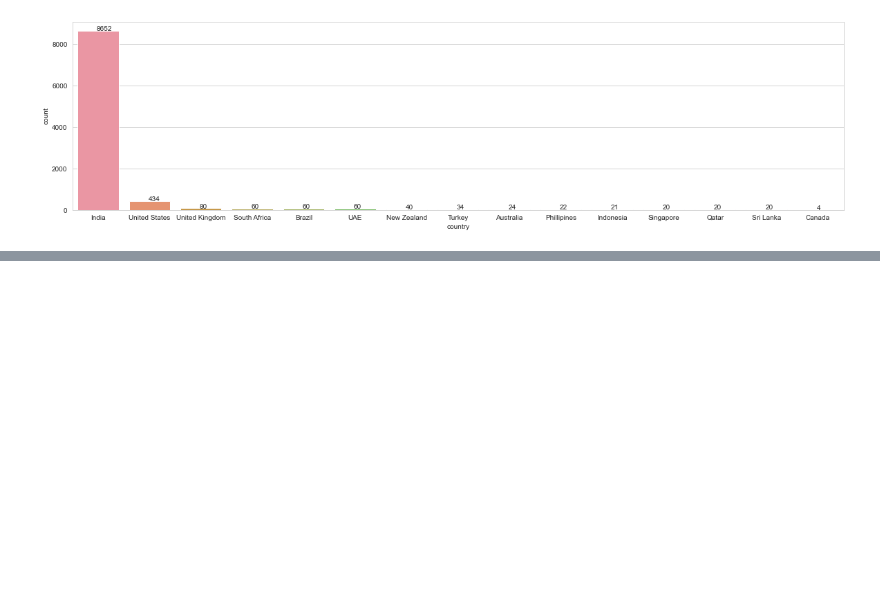
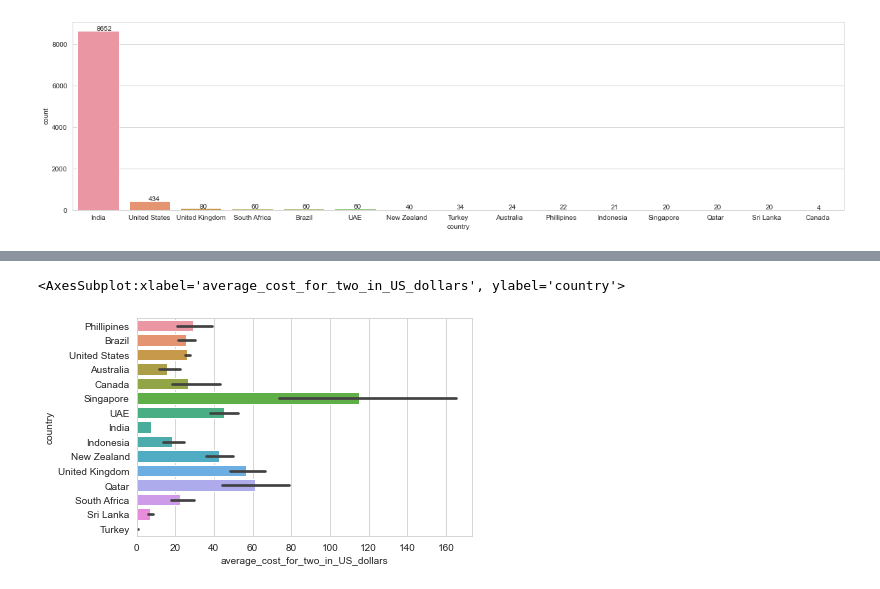
Before and after one commit to kirandhasade/zomato_data_analysis, a Jupyter notebook: Zomato dataset.ipynb, the cells around one changed output, grey strips where cells are left out. Cells and saved outputs as stored; diff of their text form; code cells hidden in the pictures; blank space fills up the shorter version.

Commit message:
add_average_cost

```diff
--- a/Zomato dataset.ipynb
+++ b/Zomato dataset.ipynb
@@ -584,0 +619,2 @@ for p, label in zip(ax.patches, final_df["country"].value_counts().values):
+# %%
+final_df['average_cost_for_two_in_US_dollars']=final_df['average_cost_for_two']*final_df['exchange_rate_in_US_dollar']
@@ -584,0 +632,5 @@ for p, label in zip(ax.patches, final_df["country"].value_counts().values):
+# %%
+sns.barplot(x="average_cost_for_two_in_US_dollars", y="country", data=final_df)
+# %% [output]
+<AxesSubplot:xlabel='average_cost_for_two_in_US_dollars', ylabel='country'>
+[figure, added]
```
Also changed, not shown: parts of 18 cells of this notebook.
